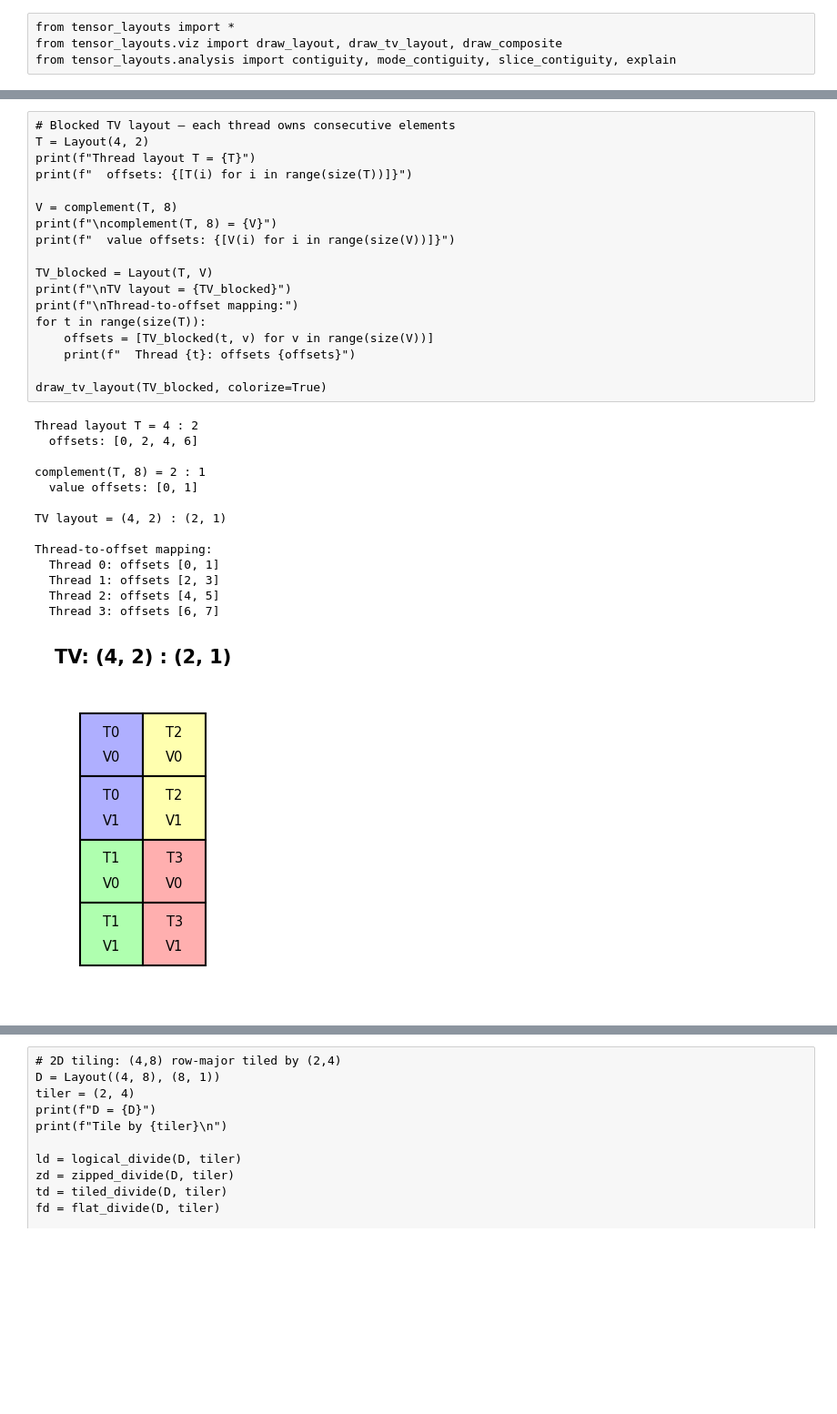
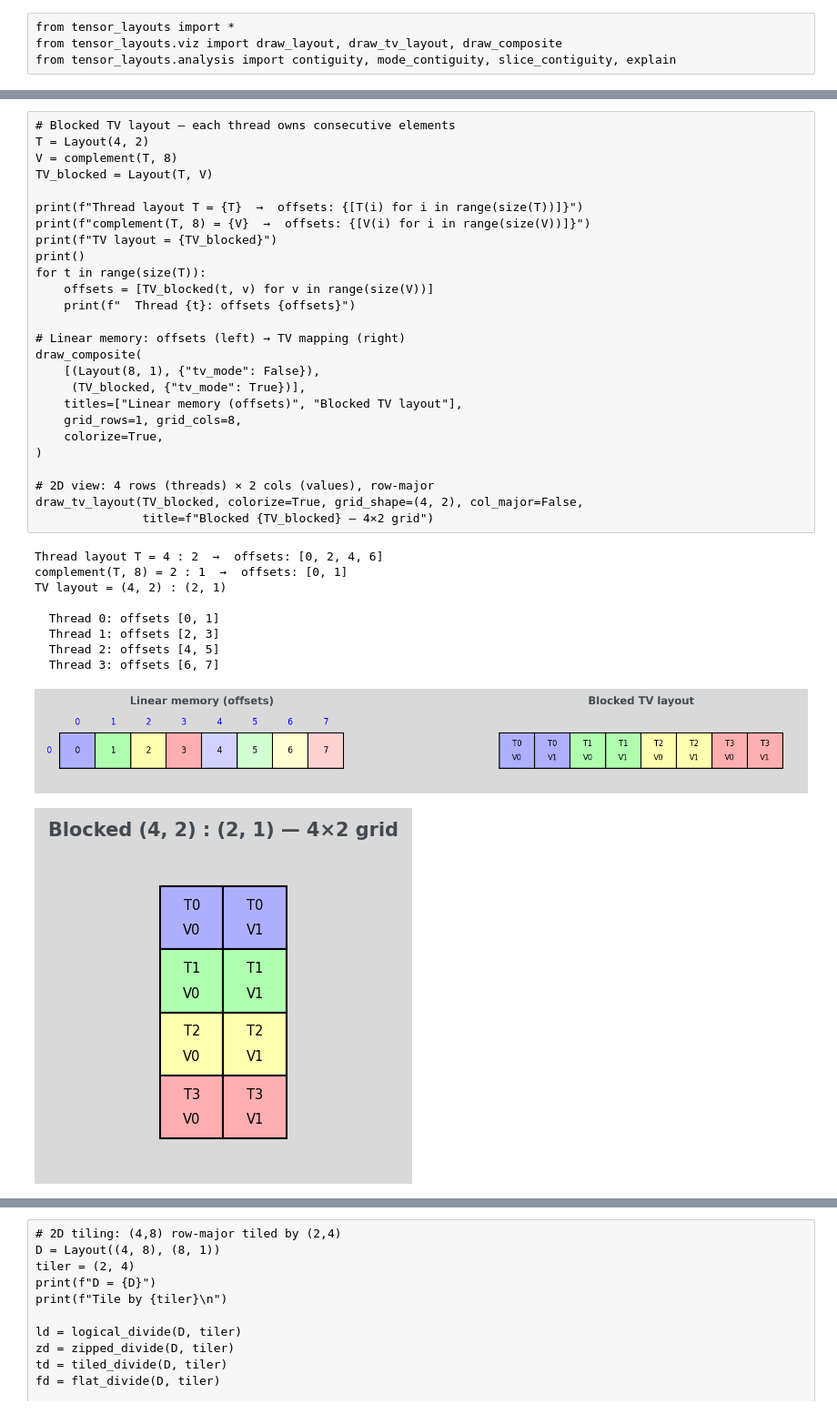
Before and after one commit to facebookresearch/tensor-layouts, a Jupyter notebook: examples/applications.ipynb, the cells around one changed output, grey strips where cells are left out. Shown at 91% size. Drawn from its saved outputs; the diff is of its cells as text; blank space fills up the shorter version.

```diff
--- a/examples/applications.ipynb
+++ b/examples/applications.ipynb
@@ -50,36 +55,40 @@ Different choices of the thread layout `T` give different distribution patterns:
 # %%
 # Blocked TV layout — each thread owns consecutive elements
 T = Layout(4, 2)
-print(f"Thread layout T = {T}")
-print(f"  offsets: {[T(i) for i in range(size(T))]}")
+V = complement(T, 8)
+TV_blocked = Layout(T, V)
 
-V = complement(T, 8)
-print(f"\ncomplement(T, 8) = {V}")
-print(f"  value offsets: {[V(i) for i in range(size(V))]}")
-
-TV_blocked = Layout(T, V)
-print(f"\nTV layout = {TV_blocked}")
-print(f"\nThread-to-offset mapping:")
+print(f"Thread layout T = {T}  →  offsets: {[T(i) for i in range(size(T))]}")
+print(f"complement(T, 8) = {V}  →  offsets: {[V(i) for i in range(size(V))]}")
+print(f"TV layout = {TV_blocked}")
+print()
 for t in range(size(T)):
     offsets = [TV_blocked(t, v) for v in range(size(V))]
     print(f"  Thread {t}: offsets {offsets}")
 
-draw_tv_layout(TV_blocked, colorize=True)
+# Linear memory: offsets (left) → TV mapping (right)
+draw_composite(
+    [(Layout(8, 1), {"tv_mode": False}),
+     (TV_blocked, {"tv_mode": True})],
+    titles=["Linear memory (offsets)", "Blocked TV layout"],
+    grid_rows=1, grid_cols=8,
+    colorize=True,
+)
+
+# 2D view: 4 rows (threads) × 2 cols (values), row-major
+draw_tv_layout(TV_blocked, colorize=True, grid_shape=(4, 2), col_major=False,
+               title=f"Blocked {TV_blocked} — 4×2 grid")
 # %% [output]
-Thread layout T = 4 : 2
-  offsets: [0, 2, 4, 6]
-
-complement(T, 8) = 2 : 1
-  value offsets: [0, 1]
-
+Thread layout T = 4 : 2  →  offsets: [0, 2, 4, 6]
+complement(T, 8) = 2 : 1  →  offsets: [0, 1]
 TV layout = (4, 2) : (2, 1)
 
-Thread-to-offset mapping:
   Thread 0: offsets [0, 1]
   Thread 1: offsets [2, 3]
   Thread 2: offsets [4, 5]
   Thread 3: offsets [6, 7]
-[figure, old version]
+[figure, new version]
+[figure, added]
 # %%
 # Striped TV layout — each thread owns interleaved elements
 T = Layout(4, 1)
```
Also changed, not shown: parts of 24 cells of this notebook, 2 other files.
